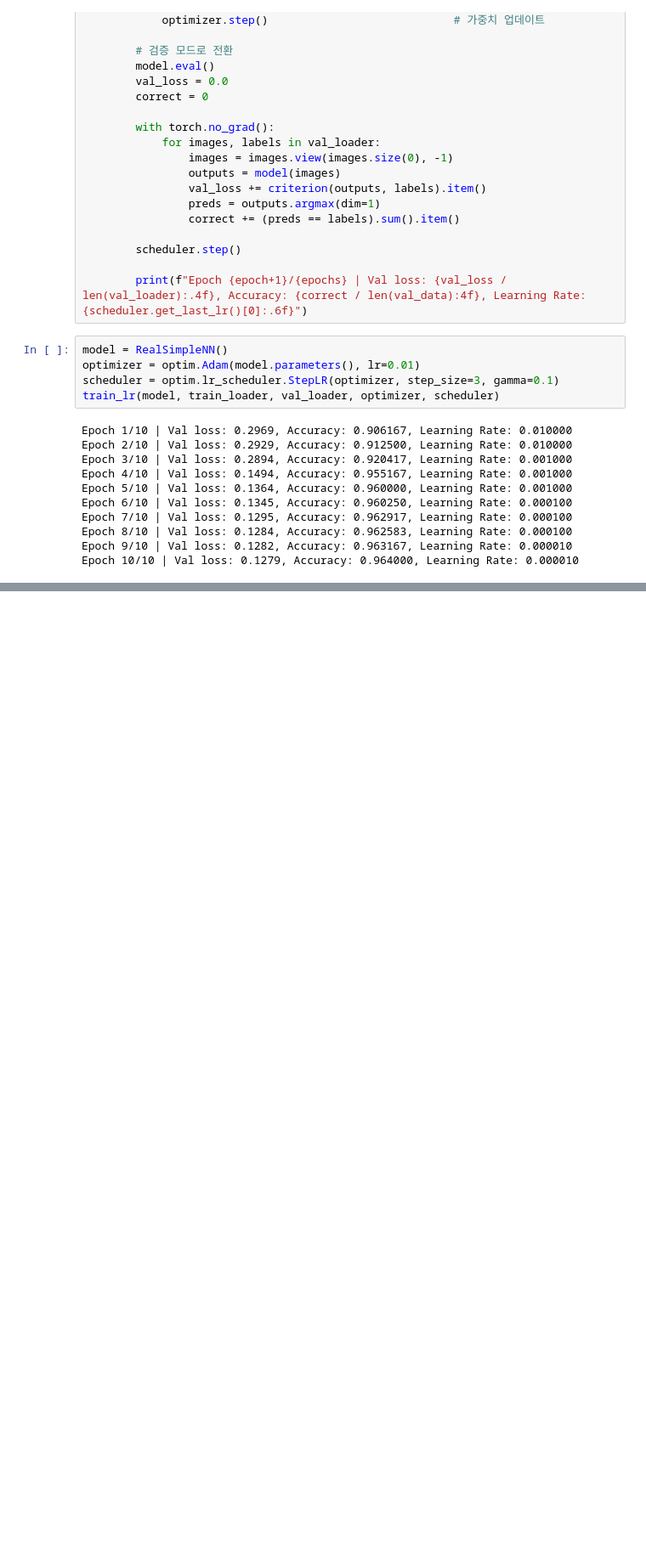
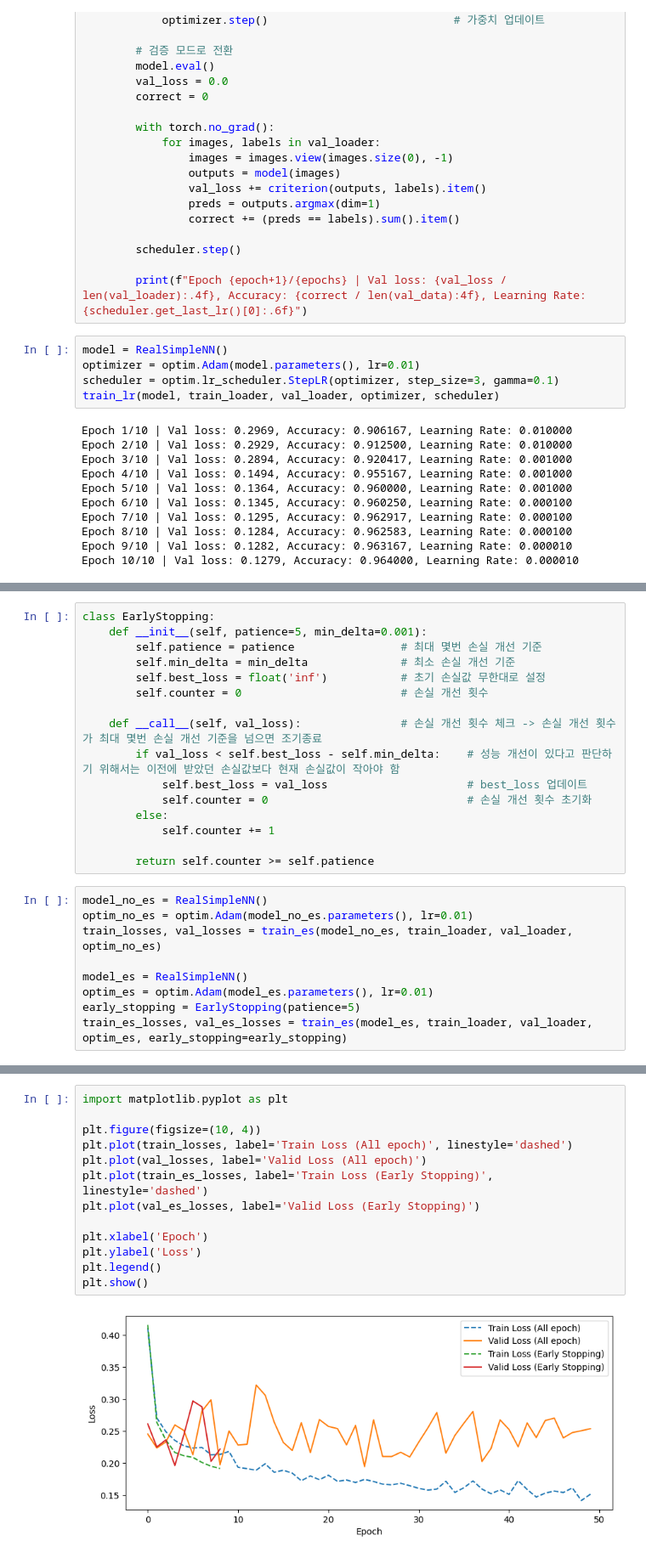
Before and after one commit to vfxpedia/06_deep_learning_basic, a Jupyter notebook: 09_slove_overfitting.ipynb, the cells around one changed output, grey strips where cells are left out. Shown at 85% size. Cells and saved outputs as stored; diff of their text form; blank space fills up the shorter version.

Commit message:
Add early stopping and L2 regularization to training process in notebook

```diff
--- a/09_slove_overfitting.ipynb
+++ b/09_slove_overfitting.ipynb
@@ -285,0 +335,25 @@ Epoch 10/10 | Val loss: 0.1279, Accuracy: 0.964000, Learning Rate: 0.000010
+# %%
+class EarlyStopping:
+    def __init__(self, patience=5, min_delta=0.001):
+        self.patience = patience                # 최대 몇번 손실 개선 기준
+        self.min_delta = min_delta              # 최소 손실 개선 기준
+        self.best_loss = float('inf')           # 초기 손실값 무한대로 설정
+        self.counter = 0                        # 손실 개선 횟수
+
+    def __call__(self, val_loss):               # 손실 개선 횟수 체크 -> 손실 개선 횟수가 최대 몇번 손실 개선 기준을 넘으면 조기종료
+        if val_loss < self.best_loss - self.min_delta:    # 성능 개선이 있다고 판단하기 위해서는 이전에 받았던 손실값보다 현재 손실값이 작아야 함
+            self.best_loss = val_loss                     # best_loss 업데이트
+            self.counter = 0                              # 손실 개선 횟수 초기화
+        else:
+            self.counter += 1
+
+        return self.counter >= self.patience
+# %%
+model_no_es = RealSimpleNN()
+optim_no_es = optim.Adam(model_no_es.parameters(), lr=0.01)
+train_losses, val_losses = train_es(model_no_es, train_loader, val_loader, optim_no_es)
+
+model_es = RealSimpleNN()
+optim_es = optim.Adam(model_es.parameters(), lr=0.01)
+early_stopping = EarlyStopping(patience=5)
+train_es_losses, val_es_losses = train_es(model_es, train_loader, val_loader, optim_es, early_stopping=early_stopping)
@@ -285,0 +378,15 @@ Epoch 10/10 | Val loss: 0.1279, Accuracy: 0.964000, Learning Rate: 0.000010
+# %%
+import matplotlib.pyplot as plt
+
+plt.figure(figsize=(10, 4))
+plt.plot(train_losses, label='Train Loss (All epoch)', linestyle='dashed')
+plt.plot(val_losses, label='Valid Loss (All epoch)')
+plt.plot(train_es_losses, label='Train Loss (Early Stopping)', linestyle='dashed')
+plt.plot(val_es_losses, label='Valid Loss (Early Stopping)')
+
+plt.xlabel('Epoch')
+plt.ylabel('Loss')
+plt.legend()
+plt.show()
+# %% [output]
+[figure, added]
```
Also changed, not shown: parts of 7 cells of this notebook.
